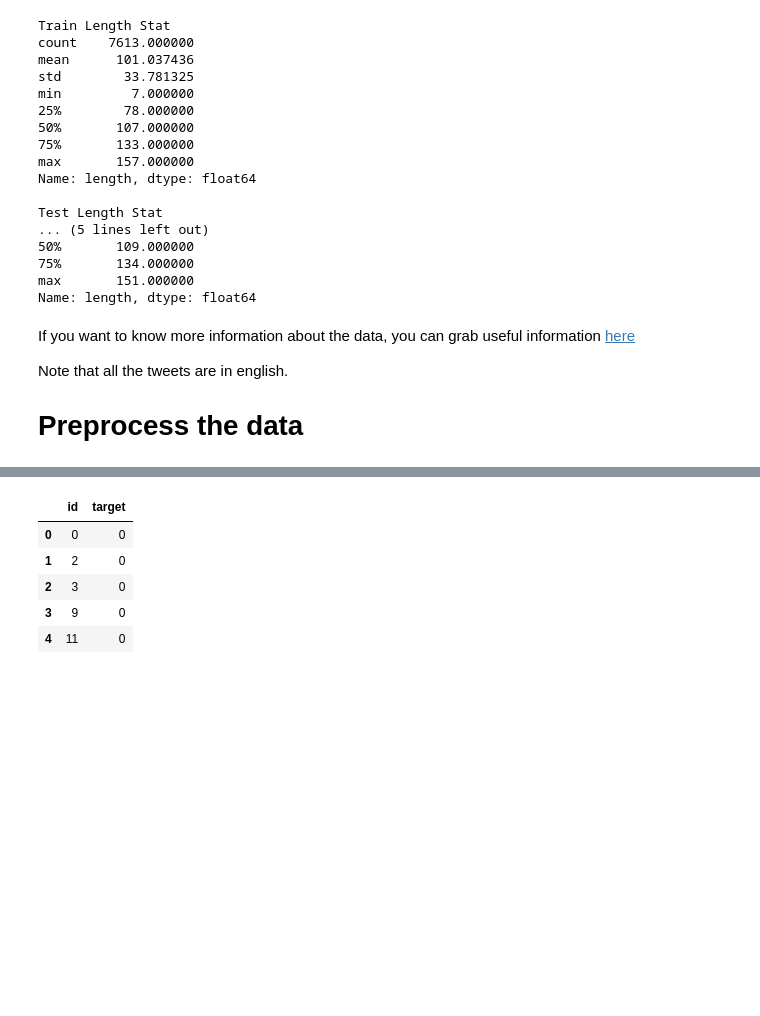
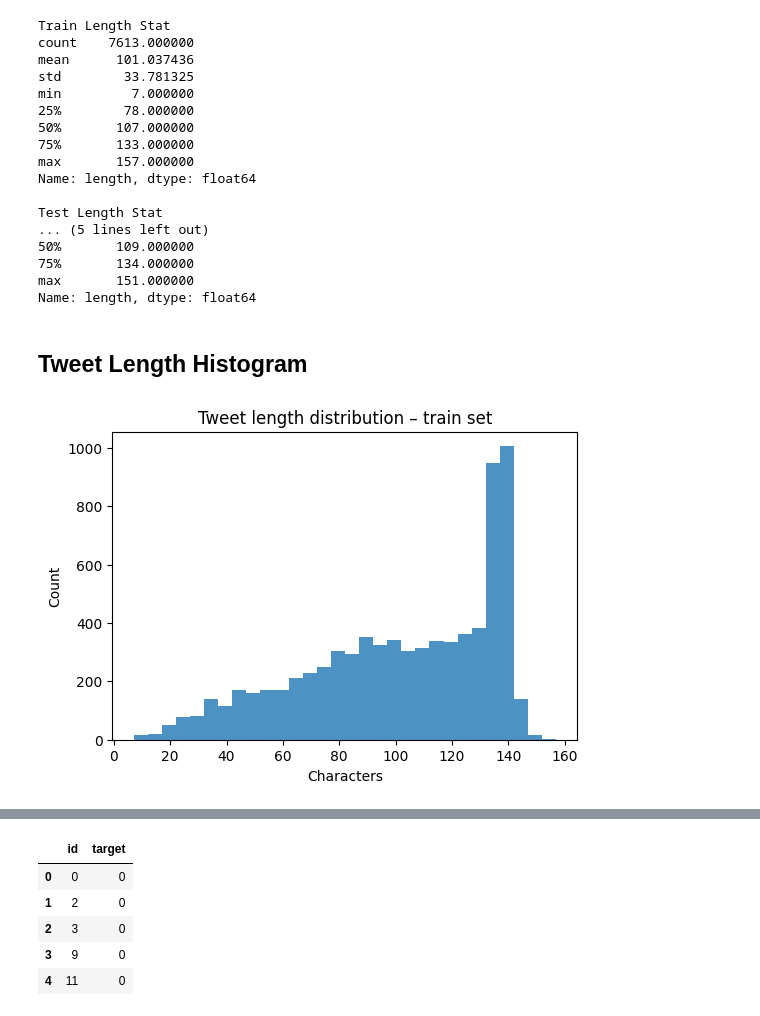
Before and after one commit to JamesFCoffey/ml-ds-techniques, a Jupyter notebook: notebooks/nlp_disaster_tweets.ipynb, the cells around one changed output, grey strips where cells are left out. Saved outputs shown, nothing was run; the diff lists cells and outputs as text; code cells hidden in the pictures; blank space fills up the shorter version.

```diff
--- a/notebooks/nlp_disaster_tweets.ipynb
+++ b/notebooks/nlp_disaster_tweets.ipynb
@@ -128,9 +150,13 @@ Test Length Stat
 75%       134.000000
 max       151.000000
 Name: length, dtype: float64
-# %% [markdown]
-If you want to know more information about the data, you can grab useful information [here](https://www.kaggle.com/code/gunesevitan/nlp-with-disaster-tweets-eda-cleaning-and-bert)
-
-Note that all the tweets are in english.
-
-# Preprocess the data
+# %% [markdown]
+## Tweet Length Histogram
+# %%
+plt.figure(figsize=(6,4))
+plt.title("Tweet length distribution – train set")
+plt.hist(df_train["length"], bins=30, alpha=0.8)
+plt.xlabel("Characters"); plt.ylabel("Count");
+plt.show()
+# %% [output]
+[figure, added]
```
Also changed, not shown: parts of 31 cells of this notebook.
